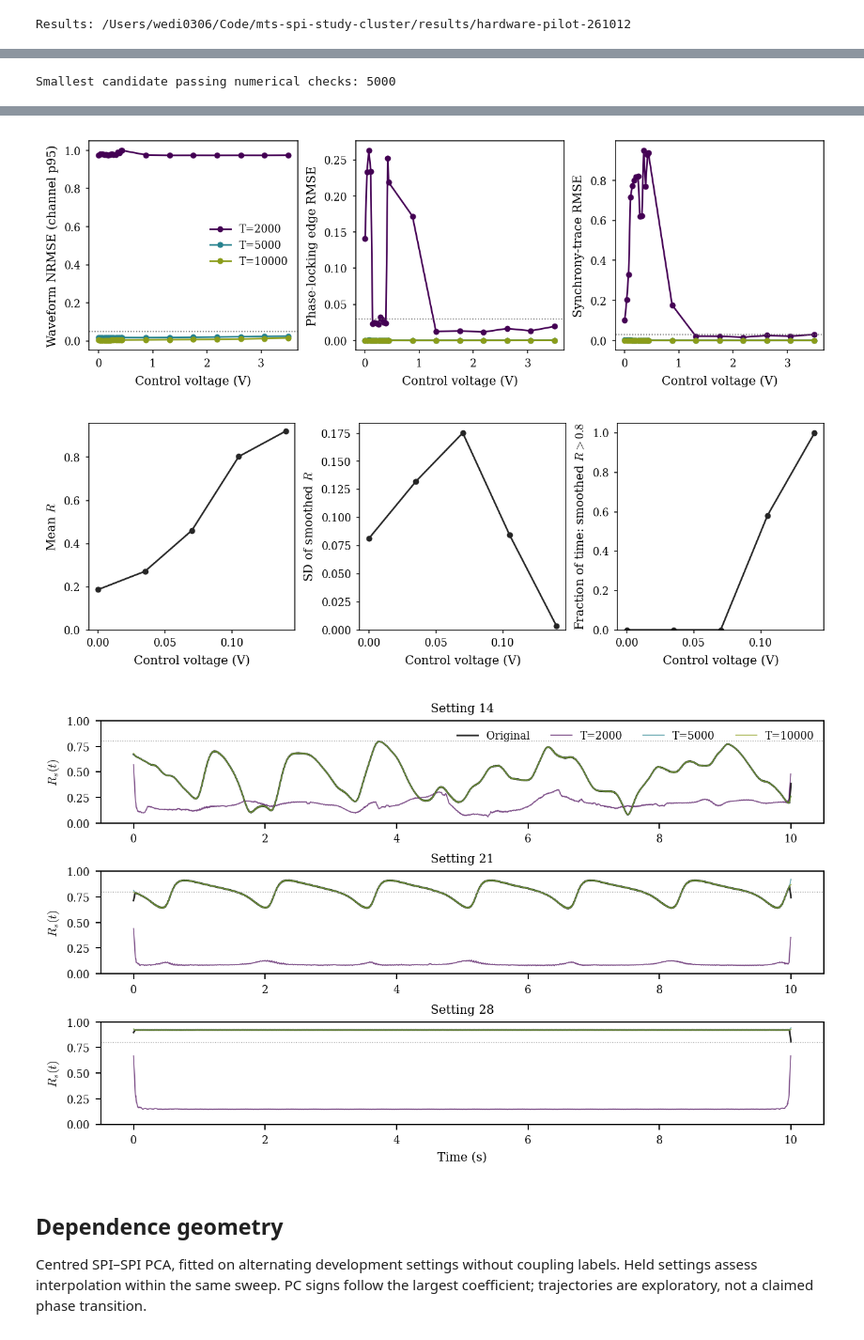
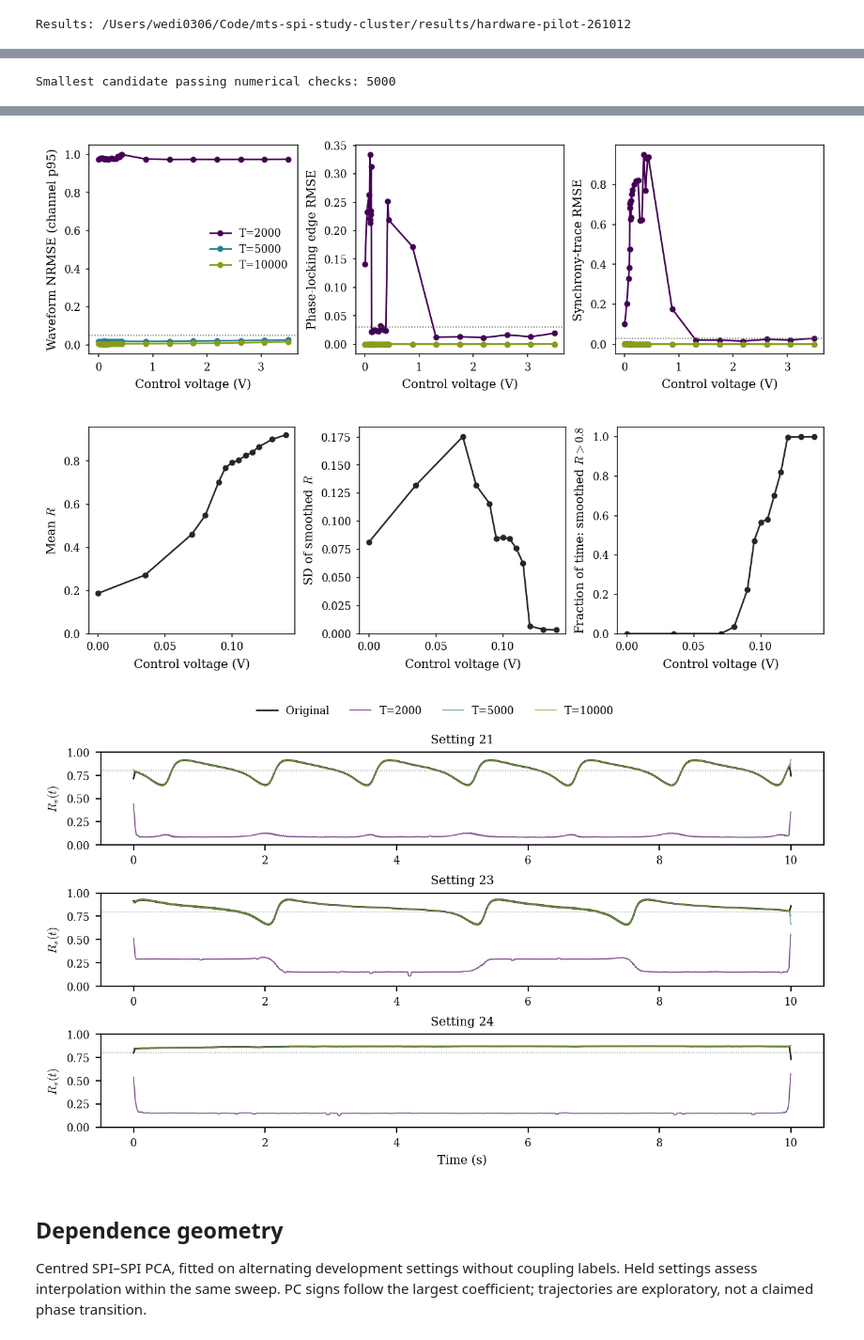
Before and after one commit to willedibam/mts-spi-study-cluster, a Jupyter notebook: notebooks/empirical/hardware-pilot-261012.ipynb, the cells around one changed output, grey strips where cells are left out. Shown at 94% size. Drawn from its saved outputs; the diff is of its cells as text; code cells hidden in the pictures.

Commit message:
Document validated memory repair and final hardware sampling evidence

```diff
--- a/notebooks/empirical/hardware-pilot-261012.ipynb
+++ b/notebooks/empirical/hardware-pilot-261012.ipynb
@@ -13,7 +13,7 @@ if str(ROOT) not in sys.path: sys.path.insert(0, str(ROOT))
 from scripts.plot_hardware_pilot import sampling_figures, result_figures
 REMOTE = Path('/g/data/ql44/we2614/mts-spi-study/representation/empirical/hardware-pilot-261012')
 RUN = Path(os.environ.get('HARDWARE_ROOT', str(REMOTE if REMOTE.exists() else ROOT/'results/hardware-pilot-261012')))
-SCOPE = RUN/'scope-er-refined'
+SCOPE = RUN/'scope-er-transition'
 MODEL_NAME = 'pilot'
 def show(folder, names):
     for name in names:
@@ -31,7 +31,7 @@ if (SCOPE/'sampling-decision.json').exists():
     print('Smallest candidate passing numerical checks:', decision['selected_T'])
     audit = pd.read_csv(SCOPE/'sampling-audit.csv')
     display(audit.groupby('T')[['fs','reconstruction_nrmse_p95','plv_rmse','envelope_rmse','synchrony_trace_rmse','high_fraction_error','passes']].agg({'fs':'first','reconstruction_nrmse_p95':'max','plv_rmse':'max','envelope_rmse':'max','synchrony_trace_rmse':'max','high_fraction_error':'max','passes':'all'}))
-    figures = sampling_figures(SCOPE, trace_steps=[14, 21, 28], focus_max_step=28)
+    figures = sampling_figures(SCOPE, trace_steps=[21, 23, 24], focus_max_step=28)
     show(figures, ['spectra','sampling-fidelity','coordination-profile','synchrony-traces'])
 else:
     print('Waveform acquisition pending; T has not been selected.')
@@ -46,6 +46,6 @@ Smallest candidate passing numerical checks: 5000
-[figure, old version]
+[figure, new version]
-[figure, old version]
+[figure, new version]
-[figure, old version]
+[figure, new version]
 # %% [markdown]
 ## Dependence geometry
 
```
Also changed, not shown: parts of 3 cells of this notebook, 2 other files.
